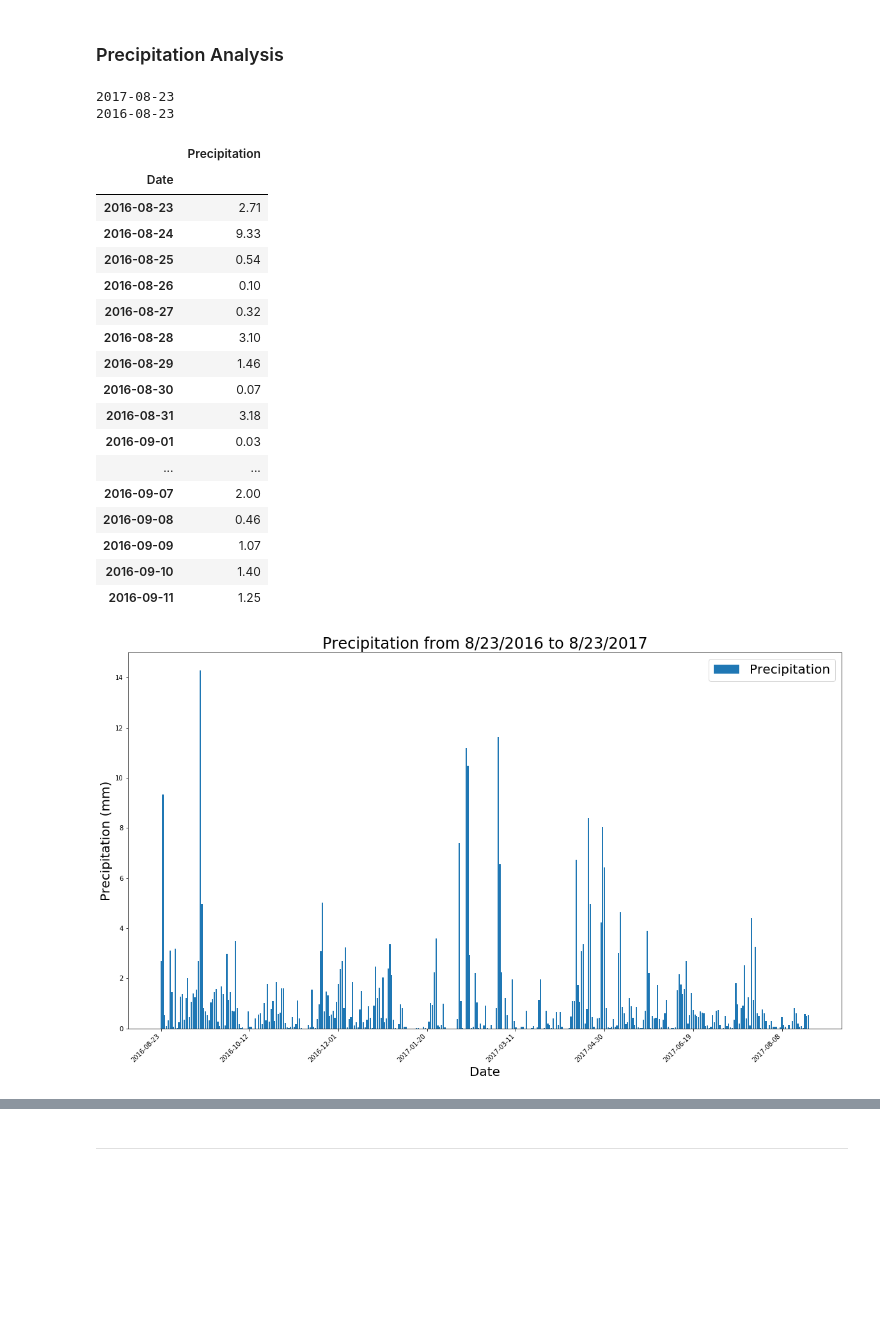
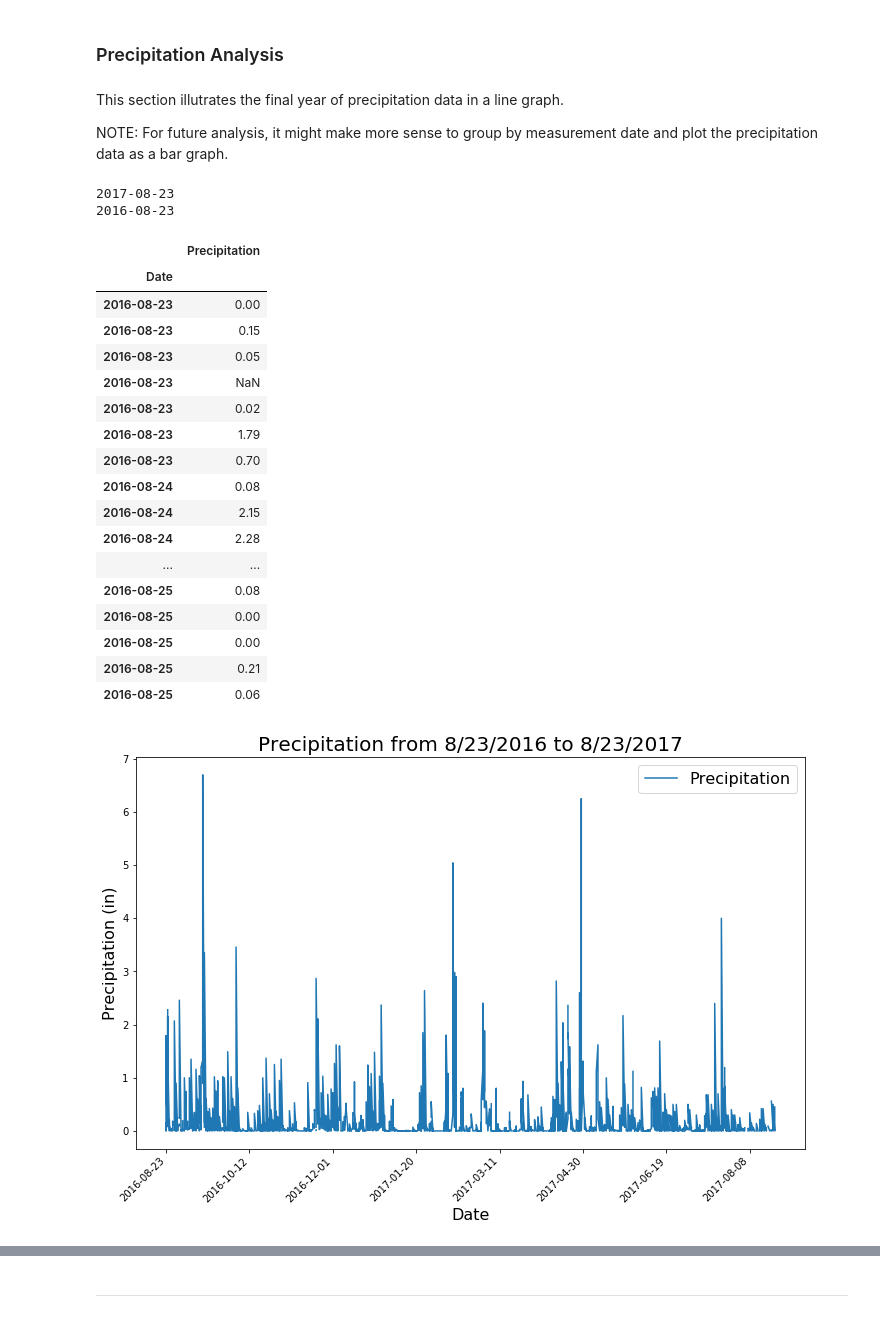
Before and after one commit to stewartmw/Week10-AdvData-MatthewStewart, a Jupyter notebook: SurfsUp_Week10_AdvData.ipynb, the cells around one changed output, grey strips where cells are left out. Saved outputs shown, nothing was run; the diff lists cells and outputs as text; code cells hidden in the pictures; blank space fills up the shorter version.

```diff
--- a/SurfsUp_Week10_AdvData.ipynb
+++ b/SurfsUp_Week10_AdvData.ipynb
@@ -163,4 +170,8 @@ dtype: int64
 ---
 # %% [markdown]
 ### Precipitation Analysis
+# %% [markdown]
+This section illutrates the final year of precipitation data in a line graph.
+
+NOTE:  For future analysis, it might make more sense to group by measurement date and plot the precipitation data as a bar graph.
 # %%
@@ -175,11 +188,11 @@ print(min_date_as_string)
 2017-08-23
 2016-08-23
 # %%
+# Query precipitation data in date range identified above.
 prcp_table = (session
-              .query(Measurement.date, func.sum(Measurement.prcp))
+              .query(Measurement.date, Measurement.prcp)
               .filter(Measurement.date >= min_date_as_string)
               .filter(Measurement.date <= max_date_as_string)
-              .group_by(Measurement.date)
               .order_by(Measurement.date)
               .all())
 prcp_df = pd.DataFrame(prcp_table, columns = ['Date', 'Precipitation'])
@@ -188,35 +201,35 @@ prcp_df.head(20)
 # %% [output]
 |  | Precipitation |
 | Date |  |
-| 2016-08-23 | 2.71 |
-| 2016-08-24 | 9.33 |
-| 2016-08-25 | 0.54 |
-| 2016-08-26 | 0.10 |
-| 2016-08-27 | 0.32 |
-| 2016-08-28 | 3.10 |
-| 2016-08-29 | 1.46 |
-| 2016-08-30 | 0.07 |
-| 2016-08-31 | 3.18 |
-| 2016-09-01 | 0.03 |
+| 2016-08-23 | 0.00 |
+| 2016-08-23 | 0.15 |
+| 2016-08-23 | 0.05 |
+| 2016-08-23 | NaN |
+| 2016-08-23 | 0.02 |
+| 2016-08-23 | 1.79 |
+| 2016-08-23 | 0.70 |
+| 2016-08-24 | 0.08 |
+| 2016-08-24 | 2.15 |
+| 2016-08-24 | 2.28 |
 | ... | ... |
-| 2016-09-07 | 2.00 |
-| 2016-09-08 | 0.46 |
-| 2016-09-09 | 1.07 |
-| 2016-09-10 | 1.40 |
-| 2016-09-11 | 1.25 |
+| 2016-08-25 | 0.08 |
+| 2016-08-25 | 0.00 |
+| 2016-08-25 | 0.00 |
+| 2016-08-25 | 0.21 |
+| 2016-08-25 | 0.06 |
 # %%
-plt.figure(figsize = (20,12))
-plt.bar(prcp_df.index, prcp_df.Precipitation)
+# Plot above dataframe as a line graph
+plt.figure(figsize = (12,8))
+plt.plot(prcp_df.index, prcp_df.Precipitation)
 plt.xticks(rotation = 45, ha = 'right')
 ax = plt.subplot()
-ax.grid(False)
-ax.xaxis.set_major_locator(plt.MaxNLocator(10))
-ax.set_xlabel('Date', fontsize=20)
-ax.set_ylabel('Precipitation (mm)', fontsize=20)
-ax.set_title('Precipitation from 8/23/2016 to 8/23/2017', fontsize=24)
-ax.legend(['Precipitation'], fontsize=20)
+ax.xaxis.set_major_locator(plt.MaxNLocator(10)) # limits number of visible xticks and corresponding labels
+ax.set_xlabel('Date', fontsize=16)
+ax.set_ylabel('Precipitation (in)', fontsize=16)
+ax.set_title('Precipitation from 8/23/2016 to 8/23/2017', fontsize=20)
+ax.legend(['Precipitation'], fontsize=16)
 plt.subplots_adjust(bottom = 0.2)
-plt.savefig('Output/Precipitation_BarChart.png')
+plt.savefig('Output/Precipitation_Plot.png')
 plt.show()
 # %% [output]
-[figure, old version]
+[figure, new version]
```
Also changed, not shown: parts of 14 cells of this notebook, 5 other files.
